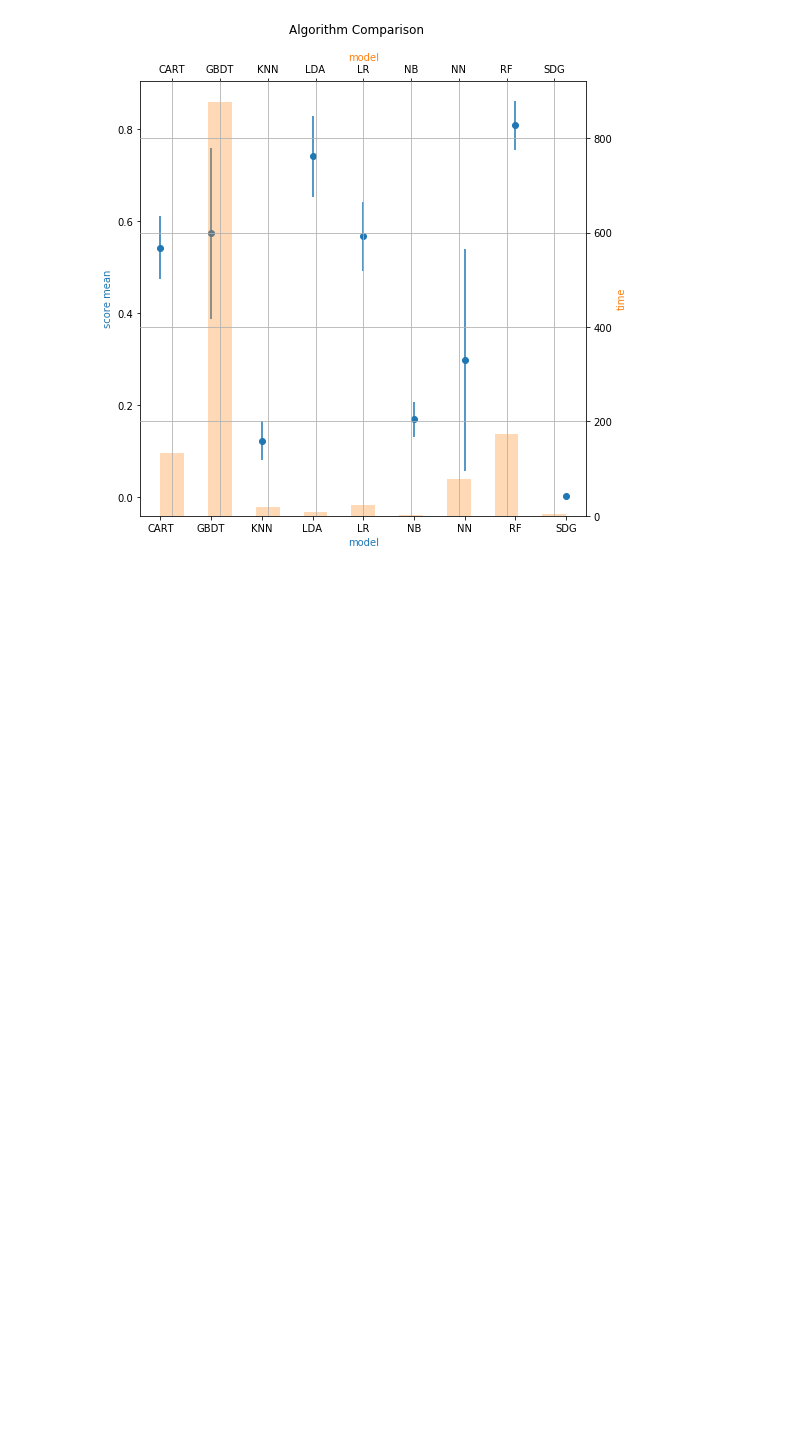
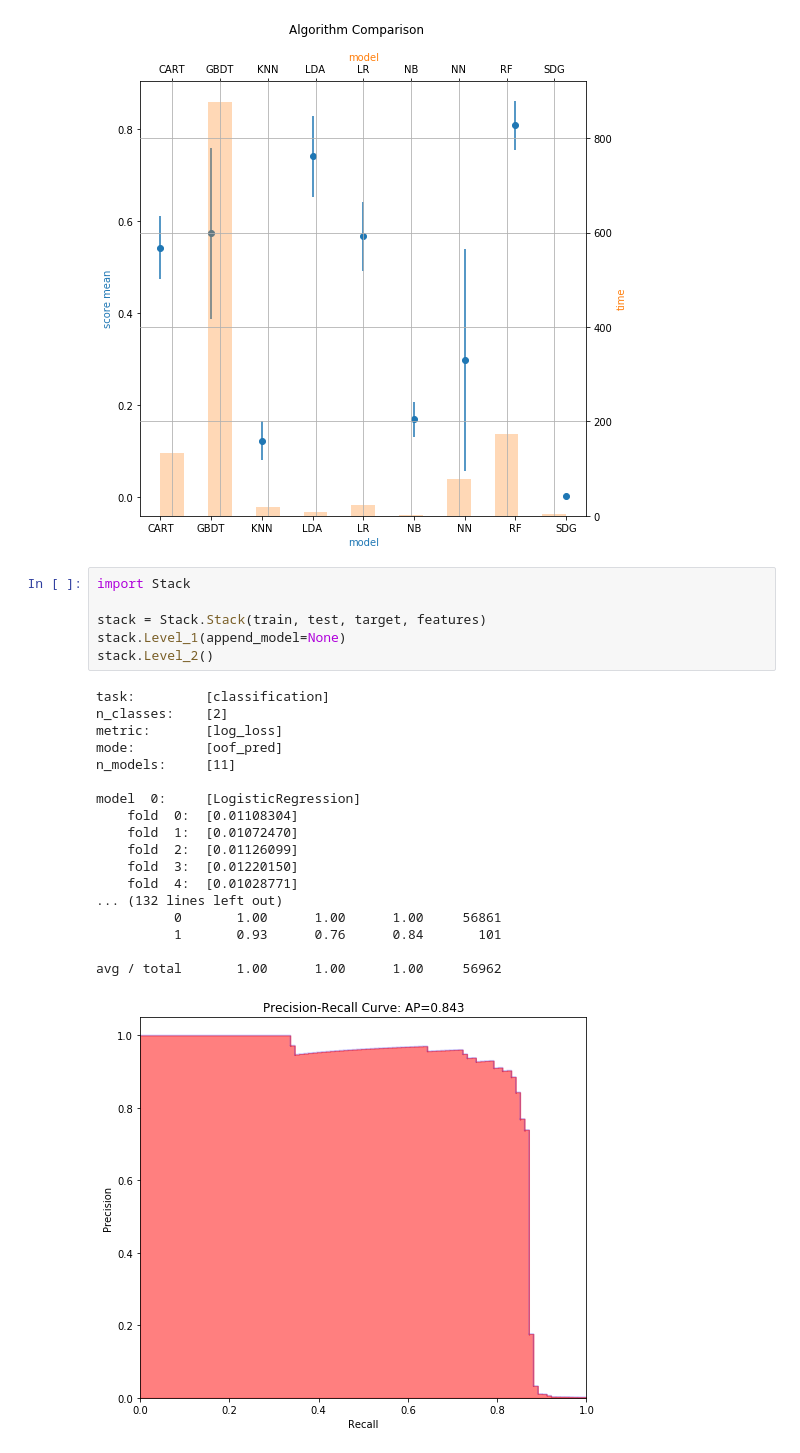
Before and after one commit to Ewen2015/Kaggle, a Jupyter notebook: credit_card/dev_model_comparison_among_0622.ipynb, the cells around one changed output. Saved outputs shown, nothing was run; the diff lists cells and outputs as text; blank space fills up the shorter version.

```diff
--- a/credit_card/dev_model_comparison_among_0622.ipynb
+++ b/credit_card/dev_model_comparison_among_0622.ipynb
@@ -58,3 +58,28 @@ com.Visual()
 com.Visual(time=True)
 # %% [output]
 [figure]
+# %%
+import Stack
+
+stack = Stack.Stack(train, test, target, features)
+stack.Level_1(append_model=None)
+stack.Level_2()
+# %% [output]
+task:         [classification]
+n_classes:    [2]
+metric:       [log_loss]
+mode:         [oof_pred]
+n_models:     [11]
+
+model  0:     [LogisticRegression]
+    fold  0:  [0.01108304]
+    fold  1:  [0.01072470]
+    fold  2:  [0.01126099]
+    fold  3:  [0.01220150]
+    fold  4:  [0.01028771]
+... (132 lines left out)
+          0       1.00      1.00      1.00     56861
+          1       0.93      0.76      0.84       101
+
+avg / total       1.00      1.00      1.00     56962
+[figure, added]
```
Also changed, not shown: 11 other files.
